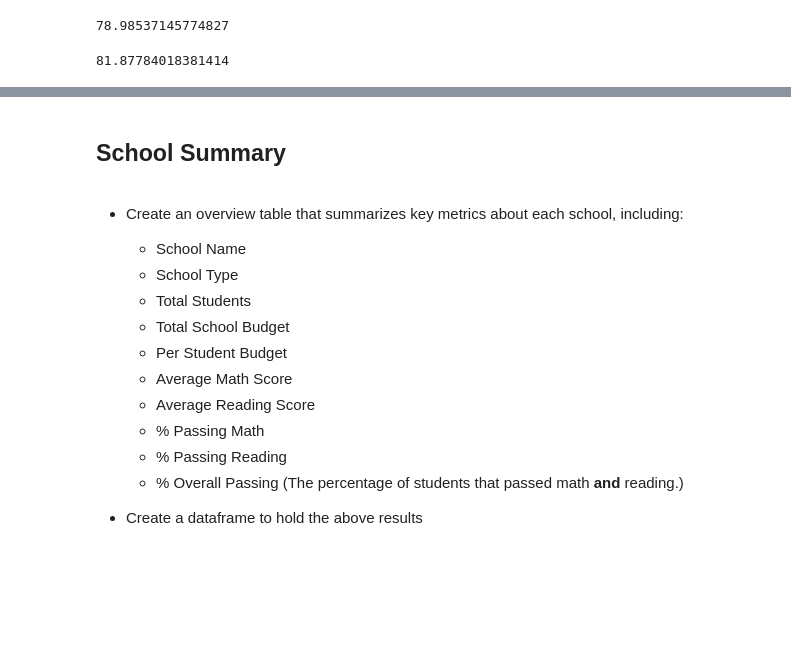
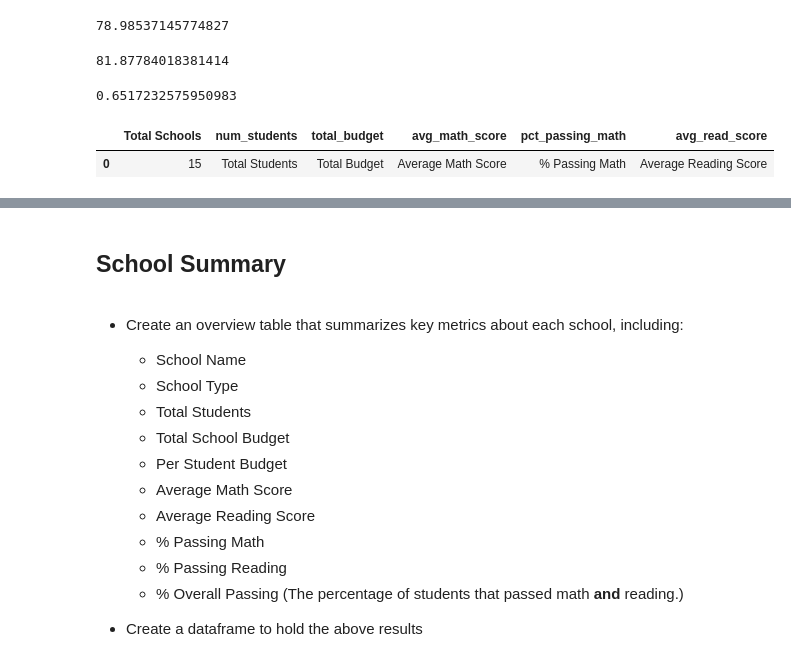
Before and after one commit to JGarvert/pandas-challenge, a Jupyter notebook: PyCitySchools/PyCitySchools_starter.ipynb, the cells around one changed output, grey strips where cells are left out. Cells and saved outputs as stored; diff of their text form; code cells hidden in the pictures; blank space fills up the shorter version.

```diff
--- a/PyCitySchools/PyCitySchools_starter.ipynb
+++ b/PyCitySchools/PyCitySchools_starter.ipynb
@@ -76,21 +76,31 @@ pass_bin = [0,69,100]
 pass_name = ["Fail","Pass"]
 # ch: Math pass rate
 school_data_complete["Math_PF"] = pd.cut(school_data_complete["math_score"],pass_bin,labels=pass_name)
-count_passing_math = school_data_complete.loc[school_data_complete["Math_PF"] == "Pass"].count()
+count_passing_math = school_data_complete.loc[school_data_complete["Math_PF"] == "Pass"]["Student ID"].count()
 pct_passing_math = count_passing_math / num_students
 # pct_passing_math
 # ch: Reading pass rate
 school_data_complete["Read_PF"] = pd.cut(school_data_complete["reading_score"],pass_bin,labels=pass_name)
-count_passing_read = school_data_complete.loc[school_data_complete["Read_PF"] == "Pass"].count()
+count_passing_read = school_data_complete.loc[school_data_complete["Read_PF"] == "Pass"]["Student ID"].count()
 pct_passing_read = count_passing_read / num_students
+# pct_passing_read
 # ch: pct_passing_read
-# # # Math and reading pass rate
-# # school_data_complete["Pass_Both"] = school_data_complete.loc((school_data_complete["Math_PF"] == "Pass") | (school_data_complete["Read_PF"])).count()
-# # Pass_Both
+# Math and reading pass rate
+count_passing_both = school_data_complete.loc[(school_data_complete["Math_PF"] == "Pass") & (school_data_complete["Read_PF"] == "Pass")]["Student ID"].count()
+count_passing_both
+pct_passing_both = count_passing_both / num_students
+# pct_passing_both
+# %% [output]
+0.6517232575950983
 # %%
-# # District Summary
-#     district_summary_data = [{"num_schools": "Total Schools", "num_students": "Total Students", "total_budget": "Total Budget", "avg_math_score": "Average Math Score", "pct_passing_math": "% Passing Math","avg_read_score": "Average Reading Score"}]
-#     district_summary_df = pd.DataFrame(district_summary_data)
+# District Summary
+district_summary_data = [{"Total Schools": num_schools, "num_students": "Total Students", "total_budget": "Total Budget", "avg_math_score": "Average Math Score", "pct_passing_math": "% Passing Math","avg_read_score": "Average Reading Score"}]
+district_summary_df = pd.DataFrame(district_summary_data)
+# %%
+district_summary_df
+# %% [output]
+|  | Total Schools | num_students | total_budget | avg_math_score | pct_passing_math | avg_read_score |
+| 0 | 15 | Total Students | Total Budget | Average Math Score | % Passing Math | Average Reading Score |
 # %%
 # District summary example provided
 # %% [output]
```
Also changed, not shown: parts of 3 cells of this notebook.
